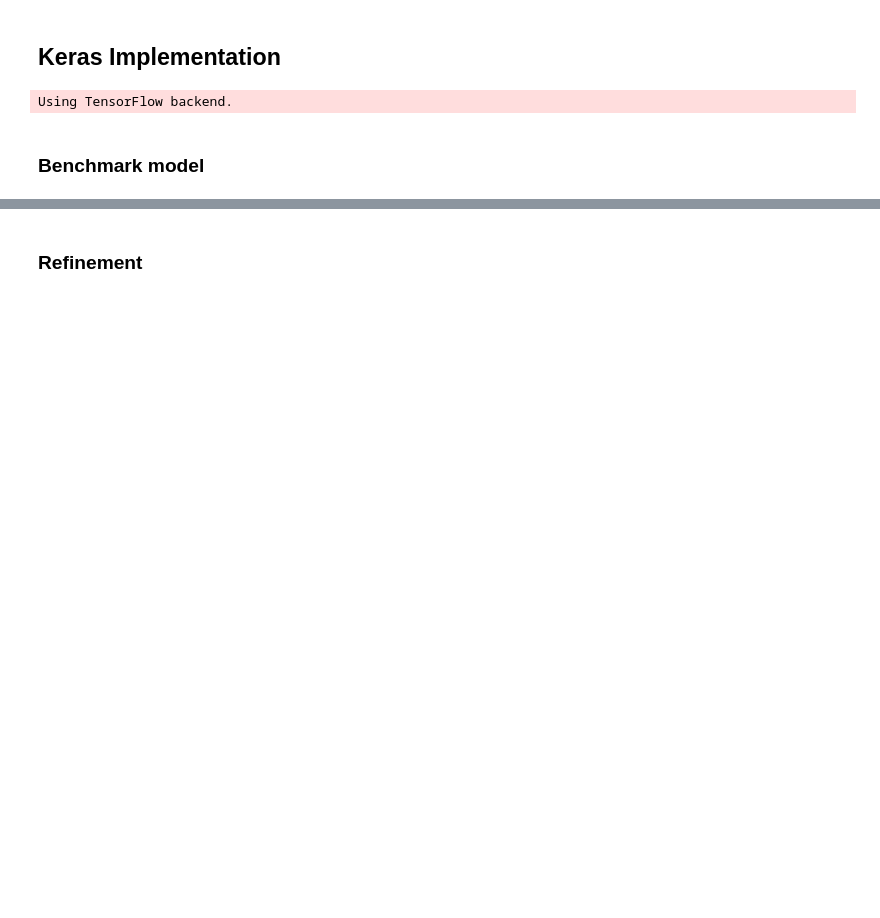
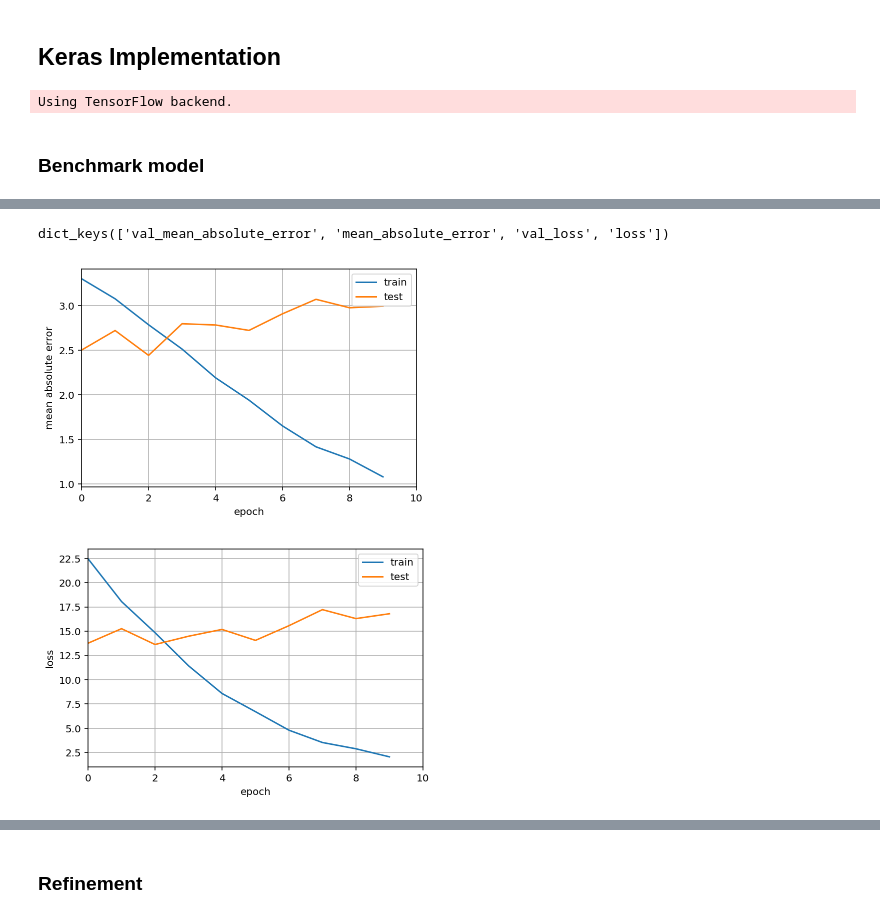
Before and after one commit to gwwang16/MLND-Capstone-Project-DeepTesla, a Jupyter notebook: DeepTesla.ipynb, the cells around one changed output, grey strips where cells are left out. Saved outputs shown, nothing was run; the diff lists cells and outputs as text; code cells hidden in the pictures; blank space fills up the shorter version.

```diff
--- a/DeepTesla.ipynb
+++ b/DeepTesla.ipynb
@@ -340,0 +410,11 @@ plt.show()
+# %%
+base_model = nvidia_model(img_height, img_width, img_channels)
+time_start = time.time()
+# Fit the model
+base_history = base_model.fit(imgs_data_normal, wheels_data_normal,
+                              epochs=10,
+                              batch_size=512,
+                              validation_split=0.2)
+
+total_time = time.time() - time_start
+print('Training time: {}'.format(total_time))
@@ -341,2 +439,33 @@ plt.show()
+# %%
+# list all data in history
+print(base_history.history.keys())
+# summarize history for accuracy
+plt.plot(base_history.history['mean_absolute_error'])
+plt.plot(base_history.history['val_mean_absolute_error'])
+# plt.title('Mean absolute error')
+plt.ylabel('mean absolute error')
+plt.xlabel('epoch')
+plt.legend(['train', 'test'], loc='upper right')
+plt.xlim((0,10))
+plt.xticks(np.arange(0, 11, 2))
+plt.grid()
+plt.savefig(img_dir + "/base_mae_normal.png")
+plt.show()
+# summarize history for loss
+plt.plot(base_history.history['loss'])
+plt.plot(base_history.history['val_loss'])
+# plt.title('model loss')
+plt.ylabel('loss')
+plt.xlabel('epoch')
+plt.legend(['train', 'test'], loc='upper right')
+plt.xlim((0,10))
+plt.xticks(np.arange(0, 11, 2))
+plt.grid()
+plt.savefig(img_dir + "/base_loss_normal.png")
+plt.show()
+# %% [output]
+dict_keys(['val_mean_absolute_error', 'mean_absolute_error', 'val_loss', 'loss'])
+[figure, added]
+[figure, added]
 # %%
 print(base_model.summary())
```
Also changed, not shown: parts of 58 cells of this notebook, 1 other file.
